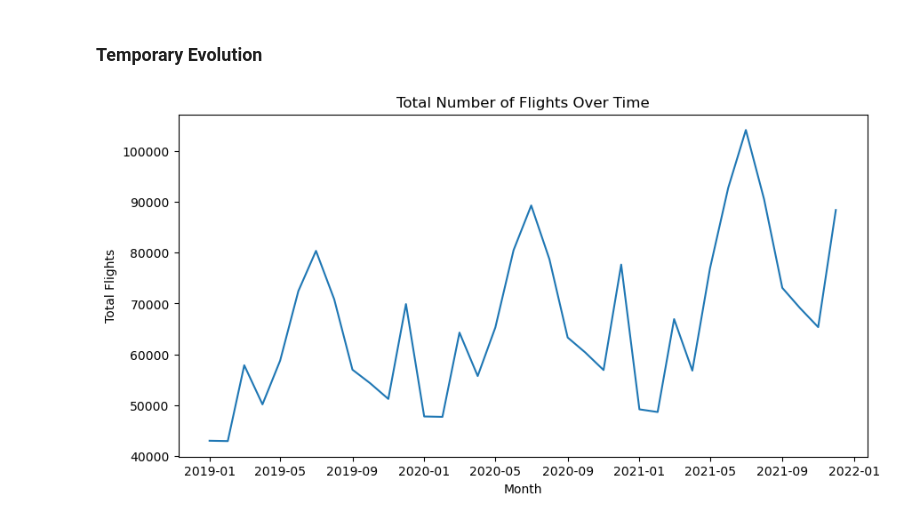
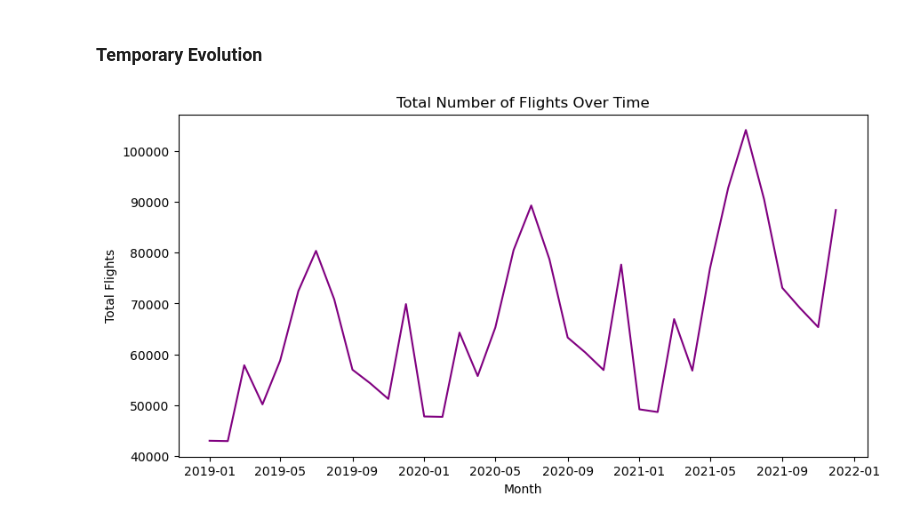
Before and after one commit to Zeineb-Hajji/DM_Project, a Jupyter notebook: Data_Mining_Project.ipynb, the cells around one changed output. Drawn from its saved outputs; the diff is of its cells as text; code cells hidden in the pictures.

```diff
--- a/Data_Mining_Project.ipynb
+++ b/Data_Mining_Project.ipynb
@@ -638,14 +716,14 @@ plt.show()
 # %% [markdown]
 ### Temporary Evolution
 # %%
-# Flights per month over time
-flights_grouped = flights.groupby('YearMonthDate')['NumFlights'].sum().reset_index()
+# Line chart - Total flights over time
+flights_per_month = flights.groupby('YearMonthDate')['NumFlights'].sum().reset_index()
 
 plt.figure(figsize=(10,5))
-sns.lineplot(data=flights_grouped, x='YearMonthDate', y='NumFlights')
+plt.plot(flights_per_month['YearMonthDate'], flights_per_month['NumFlights'], color='purple')
 plt.title('Total Number of Flights Over Time')
 plt.xlabel('Month')
 plt.ylabel('Total Flights')
 plt.show()
 # %% [output]
-[figure, old version]
+[figure, new version]
```
Also changed, not shown: parts of 57 cells of this notebook.
